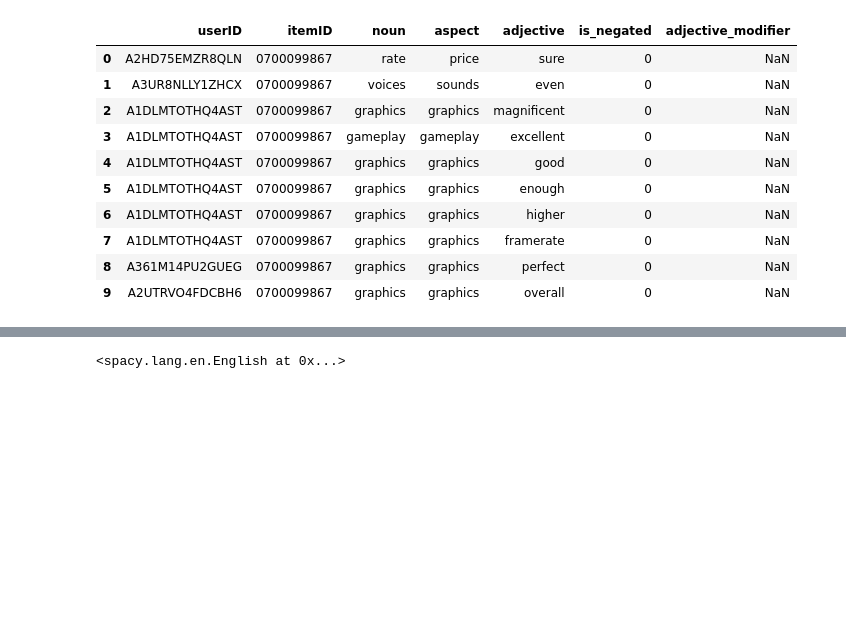
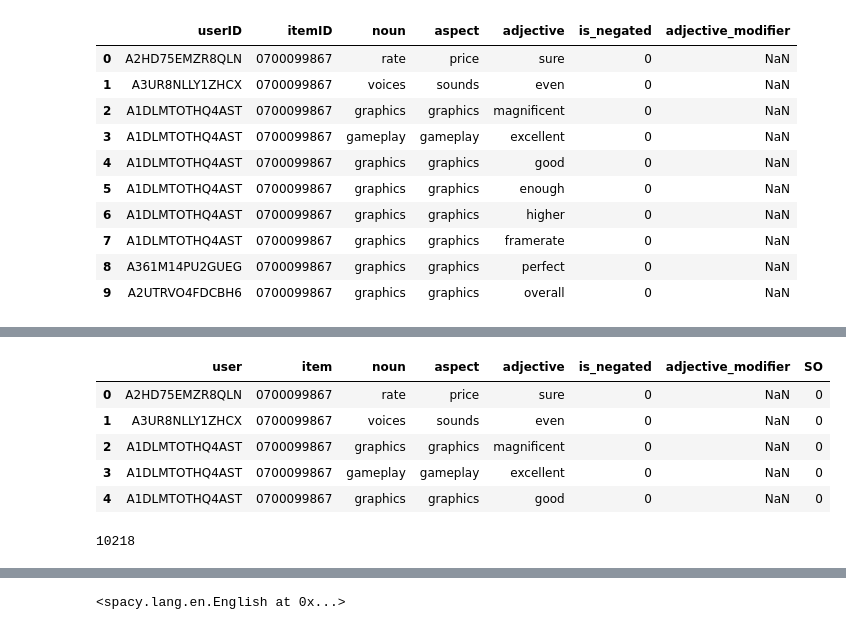
Before and after one commit to amprova/WE_research, a Jupyter notebook: aspect_check_code.ipynb, the cells around one changed output, grey strips where cells are left out. Cells and saved outputs as stored; diff of their text form; code cells hidden in the pictures; blank space fills up the shorter version.

```diff
--- a/Untitled.ipynb
+++ b/aspect_check_code.ipynb
@@ -106,0 +93,10 @@ See the caveats in the documentation: http://pandas.pydata.org/pandas-docs/stabl
+# %%
+df = pd.read_csv('aspect_with_SO_games.csv')
+df.head()
+# %% [output]
+|  | user | item | noun | aspect | adjective | is_negated | adjective_modifier | SO |
+| 0 | A2HD75EMZR8QLN | 0700099867 | rate | price | sure | 0 | NaN | 0 |
+| 1 | A3UR8NLLY1ZHCX | 0700099867 | voices | sounds | even | 0 | NaN | 0 |
+| 2 | A1DLMTOTHQ4AST | 0700099867 | graphics | graphics | magnificent | 0 | NaN | 0 |
+| 3 | A1DLMTOTHQ4AST | 0700099867 | gameplay | gameplay | excellent | 0 | NaN | 0 |
+| 4 | A1DLMTOTHQ4AST | 0700099867 | graphics | graphics | good | 0 | NaN | 0 |
@@ -106,0 +125,4 @@ See the caveats in the documentation: http://pandas.pydata.org/pandas-docs/stabl
+# %%
+pruned_data_5.item.nunique()
+# %% [output]
+10218
```
Also changed, not shown: parts of 18 cells of this notebook, 3 other files.
